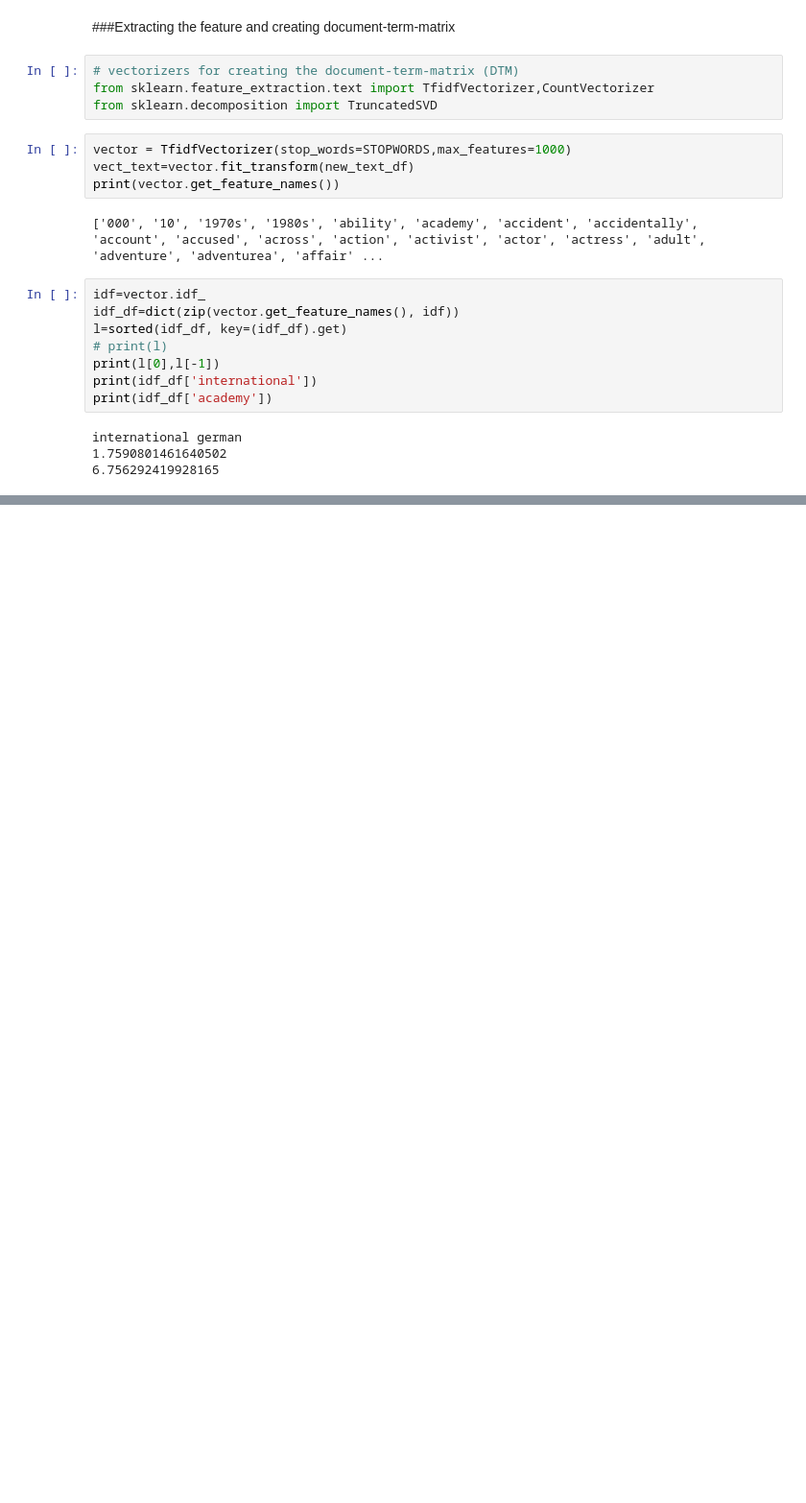
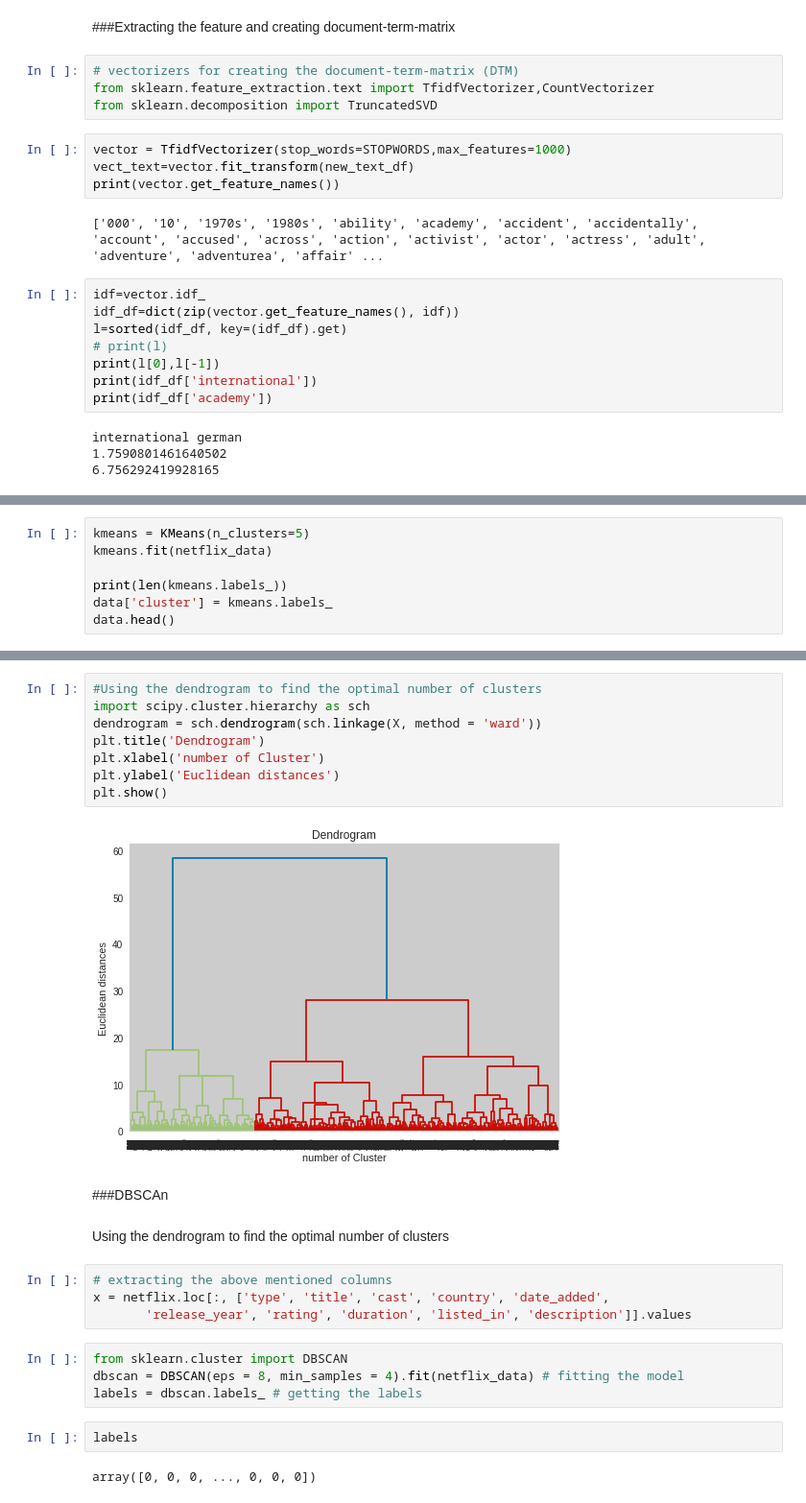
Before and after one commit to Anku0210/NETFLIX-MOVIES-AND-TV-SHOWS-CLUSTERING, a Jupyter notebook: NETFLIX_MOVIES_AND_TV_SHOWS_CLUSTERING.ipynb, the cells around one changed output, grey strips where cells are left out. Shown at 96% size. Cells and saved outputs as stored; diff of their text form; blank space fills up the shorter version.

```diff
--- a/NETFLIX_MOVIES_AND_TV_SHOWS_CLUSTERING.ipynb
+++ b/NETFLIX_MOVIES_AND_TV_SHOWS_CLUSTERING.ipynb
@@ -795,0 +1010,7 @@ international german
+# %%
+kmeans = KMeans(n_clusters=5)
+kmeans.fit(netflix_data)
+
+print(len(kmeans.labels_))
+data['cluster'] = kmeans.labels_
+data.head()
@@ -795,0 +1088,27 @@ international german
+# %%
+#Using the dendrogram to find the optimal number of clusters
+import scipy.cluster.hierarchy as sch
+dendrogram = sch.dendrogram(sch.linkage(X, method = 'ward'))
+plt.title('Dendrogram')
+plt.xlabel('number of Cluster')
+plt.ylabel('Euclidean distances')
+plt.show()
+# %% [output]
+[figure, added]
+# %% [markdown]
+###DBSCAn
+# %% [markdown]
+
+Using the dendrogram to find the optimal number of clusters
+# %%
+# extracting the above mentioned columns
+x = netflix.loc[:, ['type', 'title', 'cast', 'country', 'date_added',
+       'release_year', 'rating', 'duration', 'listed_in', 'description']].values
+# %%
+from sklearn.cluster import DBSCAN
+dbscan = DBSCAN(eps = 8, min_samples = 4).fit(netflix_data) # fitting the model
+labels = dbscan.labels_ # getting the labels
+# %%
+labels
+# %% [output]
+array([0, 0, 0, ..., 0, 0, 0])
```
Also changed, not shown: parts of 39 cells of this notebook.
